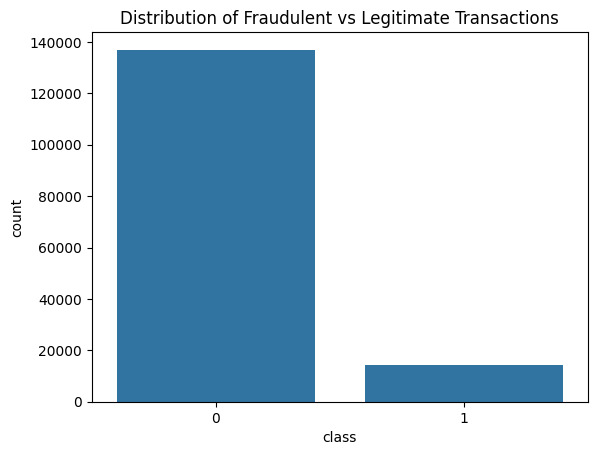
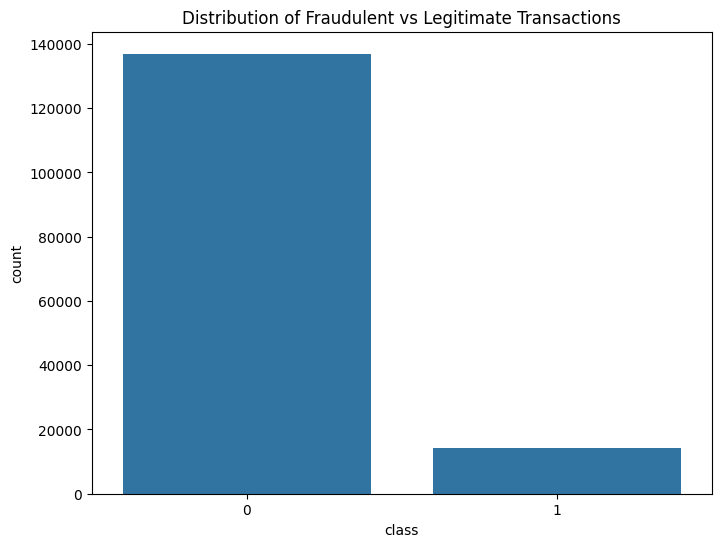
Code edit (unified diff) that turned the first committed figure into the second:
--- before
+++ after
@@ -1,3 +1,10 @@
+import os
+# Create a folder for visuals
+os.makedirs('../visuals/', exist_ok=True)
+
+# Save the imbalance plot
+plt.figure(figsize=(8, 6))
 sns.countplot(x='class', data=df)
 plt.title('Distribution of Fraudulent vs Legitimate Transactions')
+plt.savefig('../visuals/fraud_class_distribution.png')
 plt.show()

Commit: Complete project: add modular src, notebook structure, and updated README